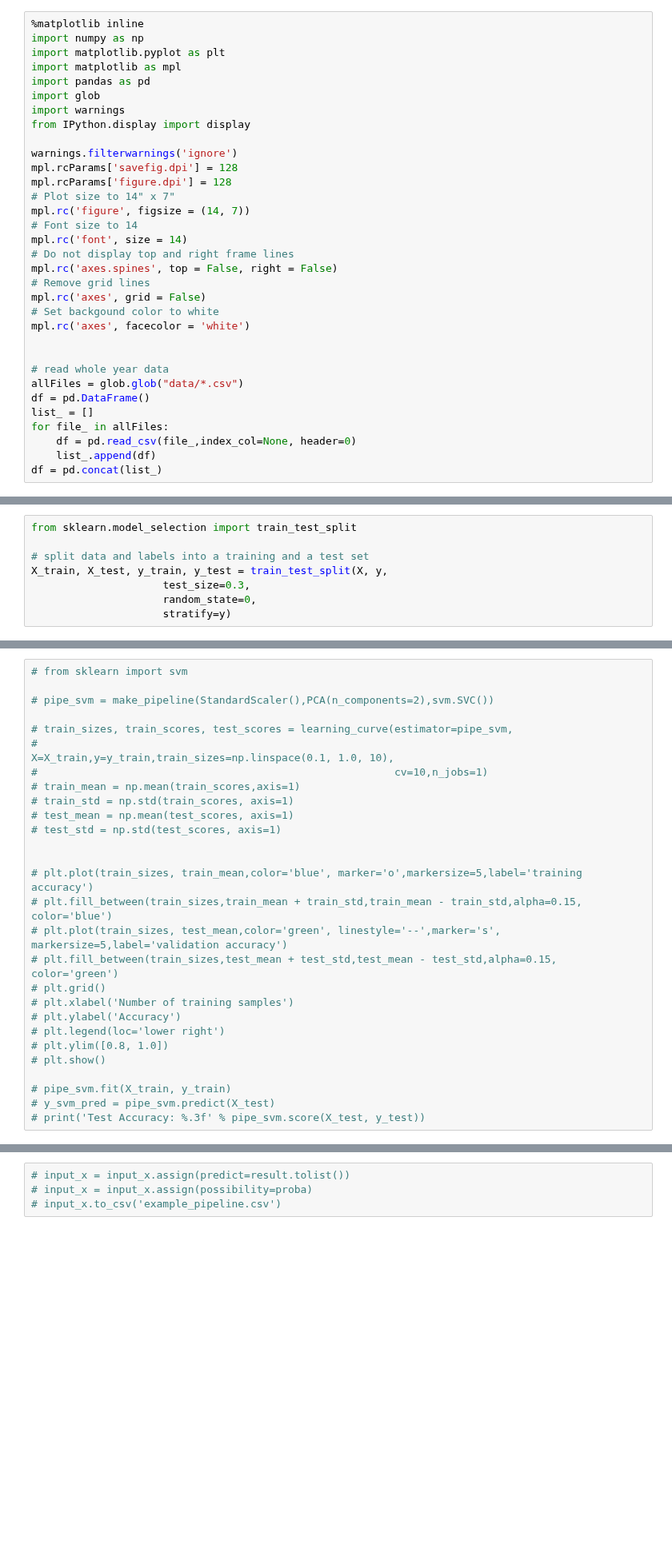
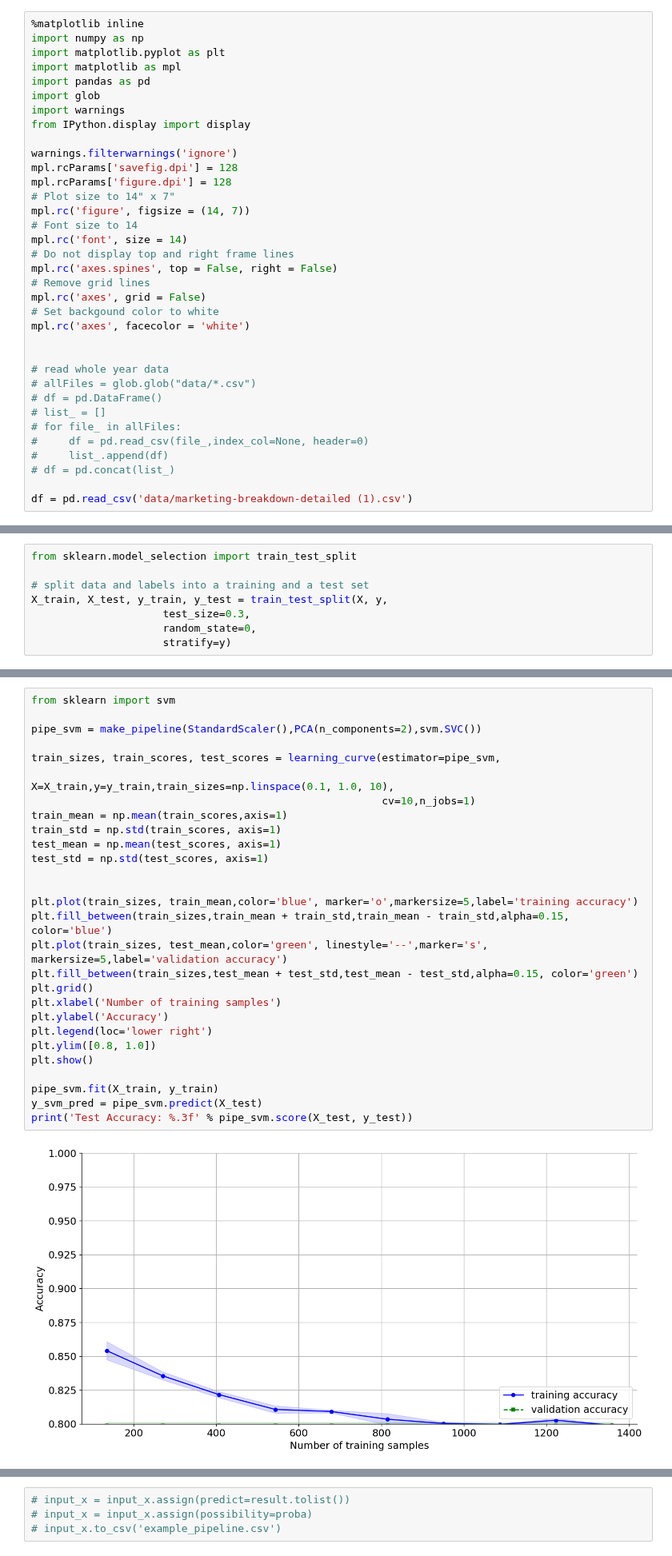
Before and after one commit to MagicMike90/customer-interest, a Jupyter notebook: enquiry_pipeline.ipynb, the cells around one changed output, grey strips where cells are left out. Shown at 80% size. Saved outputs shown, nothing was run; the diff lists cells and outputs as text; blank space fills up the shorter version.

```diff
--- a/enquiry_pipeline.ipynb
+++ b/enquiry_pipeline.ipynb
@@ -24,13 +24,15 @@ mpl.rc('axes', facecolor = 'white')
 
 
 # read whole year data
-allFiles = glob.glob("data/*.csv")
-df = pd.DataFrame()
-list_ = []
-for file_ in allFiles:
-    df = pd.read_csv(file_,index_col=None, header=0)
-    list_.append(df)
-df = pd.concat(list_)
+# allFiles = glob.glob("data/*.csv")
+# df = pd.DataFrame()
+# list_ = []
+# for file_ in allFiles:
+#     df = pd.read_csv(file_,index_col=None, header=0)
+#     list_.append(df)
+# df = pd.concat(list_)
+
+df = pd.read_csv('data/marketing-breakdown-detailed (1).csv')
 # %%
 selected_features = ['Marketing Code','Suburb', 'State','Post Code','Classification','Enquired',
                      'Loan Amount','loan_reason','property_use']
@@ -333,28 +320,30 @@ print('Test Accuracy: %.3f' % pipe_lr.score(X_test, y_test))
 # %%
-# from sklearn import svm
+from sklearn import svm
 
-# pipe_svm = make_pipeline(StandardScaler(),PCA(n_components=2),svm.SVC())
+pipe_svm = make_pipeline(StandardScaler(),PCA(n_components=2),svm.SVC())
 
-# train_sizes, train_scores, test_scores = learning_curve(estimator=pipe_svm,
-#                                                         X=X_train,y=y_train,train_sizes=np.linspace(0.1, 1.0, 10),
-#                                                         cv=10,n_jobs=1)
-# train_mean = np.mean(train_scores,axis=1)
-# train_std = np.std(train_scores, axis=1)
-# test_mean = np.mean(test_scores, axis=1)
-# test_std = np.std(test_scores, axis=1)
+train_sizes, train_scores, test_scores = learning_curve(estimator=pipe_svm,
+                                                        X=X_train,y=y_train,train_sizes=np.linspace(0.1, 1.0, 10),
+                                                        cv=10,n_jobs=1)
+train_mean = np.mean(train_scores,axis=1)
+train_std = np.std(train_scores, axis=1)
+test_mean = np.mean(test_scores, axis=1)
+test_std = np.std(test_scores, axis=1)
 
 
-# plt.plot(train_sizes, train_mean,color='blue', marker='o',markersize=5,label='training accuracy')
-# plt.fill_between(train_sizes,train_mean + train_std,train_mean - train_std,alpha=0.15, color='blue')
-# plt.plot(train_sizes, test_mean,color='green', linestyle='--',marker='s', markersize=5,label='validation accuracy')
-# plt.fill_between(train_sizes,test_mean + test_std,test_mean - test_std,alpha=0.15, color='green')
-# plt.grid()
-# plt.xlabel('Number of training samples')
-# plt.ylabel('Accuracy')
-# plt.legend(loc='lower right')
-# plt.ylim([0.8, 1.0])
-# plt.show()
+plt.plot(train_sizes, train_mean,color='blue', marker='o',markersize=5,label='training accuracy')
+plt.fill_between(train_sizes,train_mean + train_std,train_mean - train_std,alpha=0.15, color='blue')
+plt.plot(train_sizes, test_mean,color='green', linestyle='--',marker='s', markersize=5,label='validation accuracy')
+plt.fill_between(train_sizes,test_mean + test_std,test_mean - test_std,alpha=0.15, color='green')
+plt.grid()
+plt.xlabel('Number of training samples')
+plt.ylabel('Accuracy')
+plt.legend(loc='lower right')
+plt.ylim([0.8, 1.0])
+plt.show()
 
-# pipe_svm.fit(X_train, y_train)
-# y_svm_pred = pipe_svm.predict(X_test)
-# print('Test Accuracy: %.3f' % pipe_svm.score(X_test, y_test))
+pipe_svm.fit(X_train, y_train)
+y_svm_pred = pipe_svm.predict(X_test)
+print('Test Accuracy: %.3f' % pipe_svm.score(X_test, y_test))
+# %% [output]
+[figure, added]
```
Also changed, not shown: parts of 12 cells of this notebook, 2 other files.
